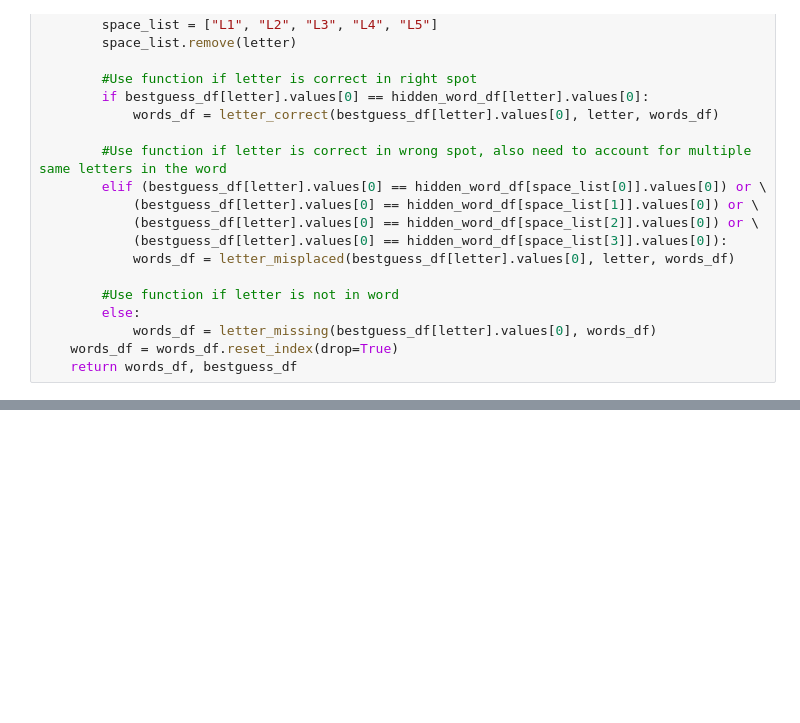
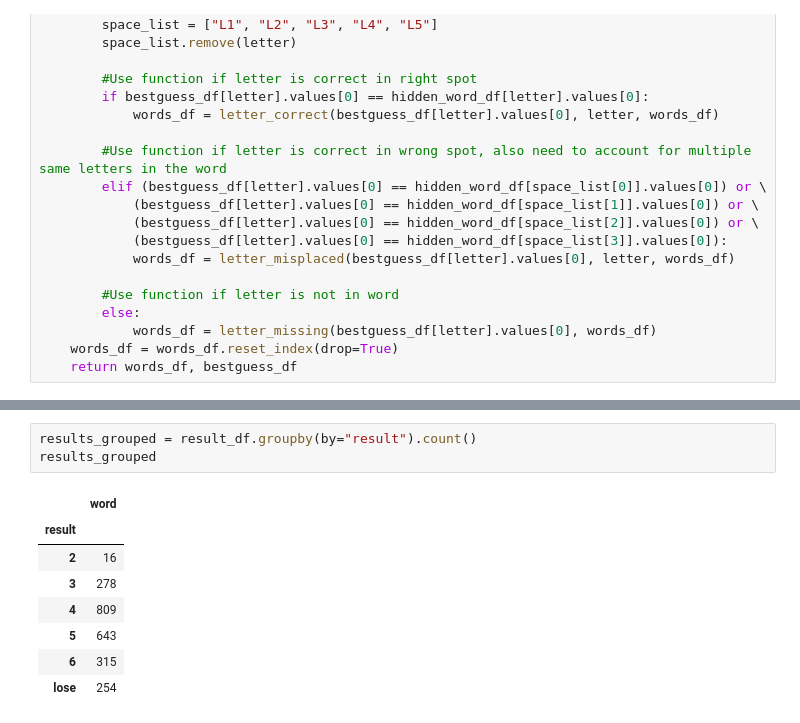
Before and after one commit to Natheirean/Wordle_Solver, a Jupyter notebook: wordle_app.ipynb, the cells around one changed output, grey strips where cells are left out. Drawn from its saved outputs; the diff is of its cells as text; blank space fills up the shorter version.

```diff
--- a/wordle_app.ipynb
+++ b/wordle_app.ipynb
@@ -137,0 +184,12 @@ KeyboardInterrupt:
+# %%
+results_grouped = result_df.groupby(by="result").count()
+results_grouped
+# %% [output]
+|  | word |
+| result |  |
+| 2 | 16 |
+| 3 | 278 |
+| 4 | 809 |
+| 5 | 643 |
+| 6 | 315 |
+| lose | 254 |
```
Also changed, not shown: parts of 4 cells of this notebook, 2 other files.
